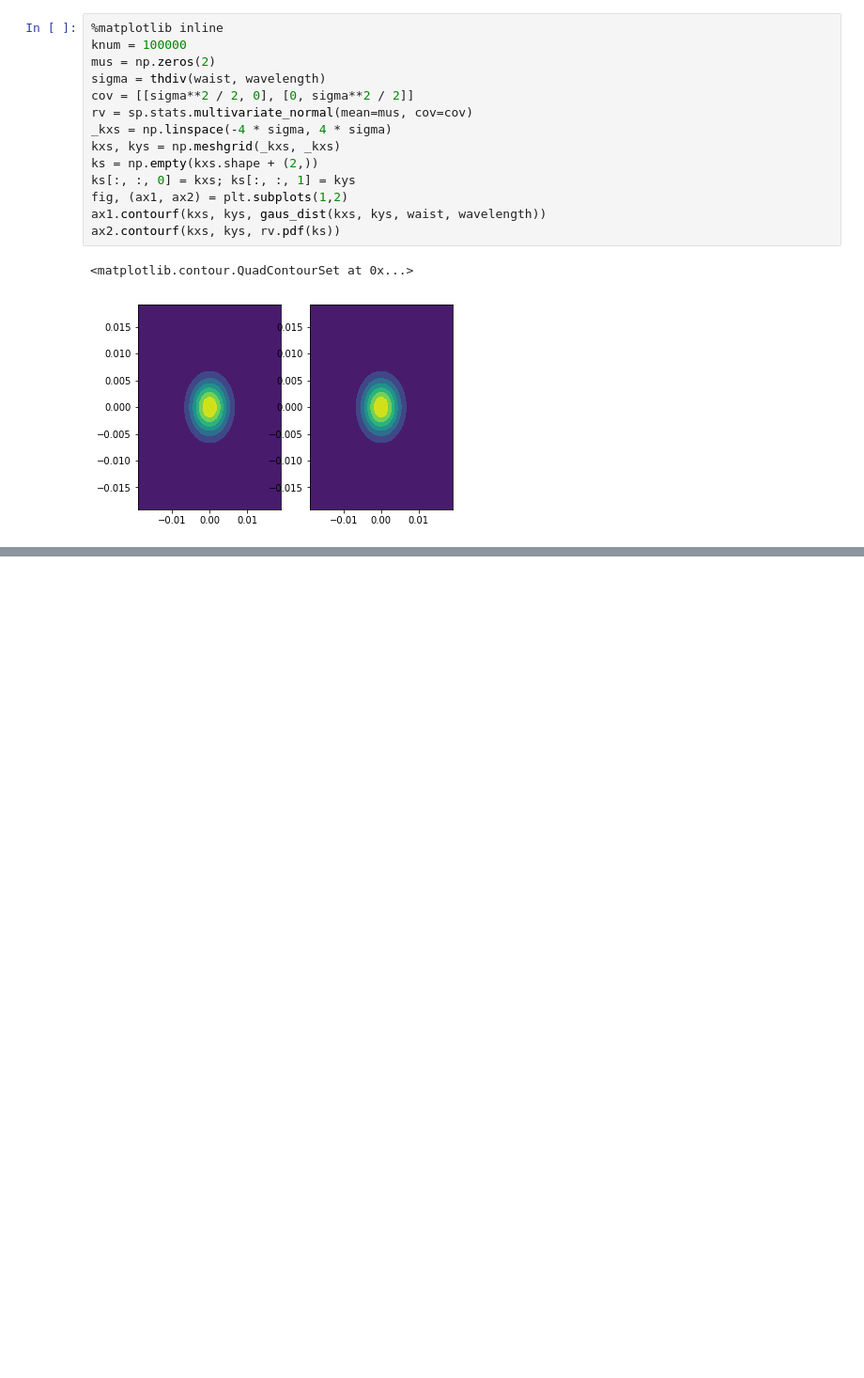
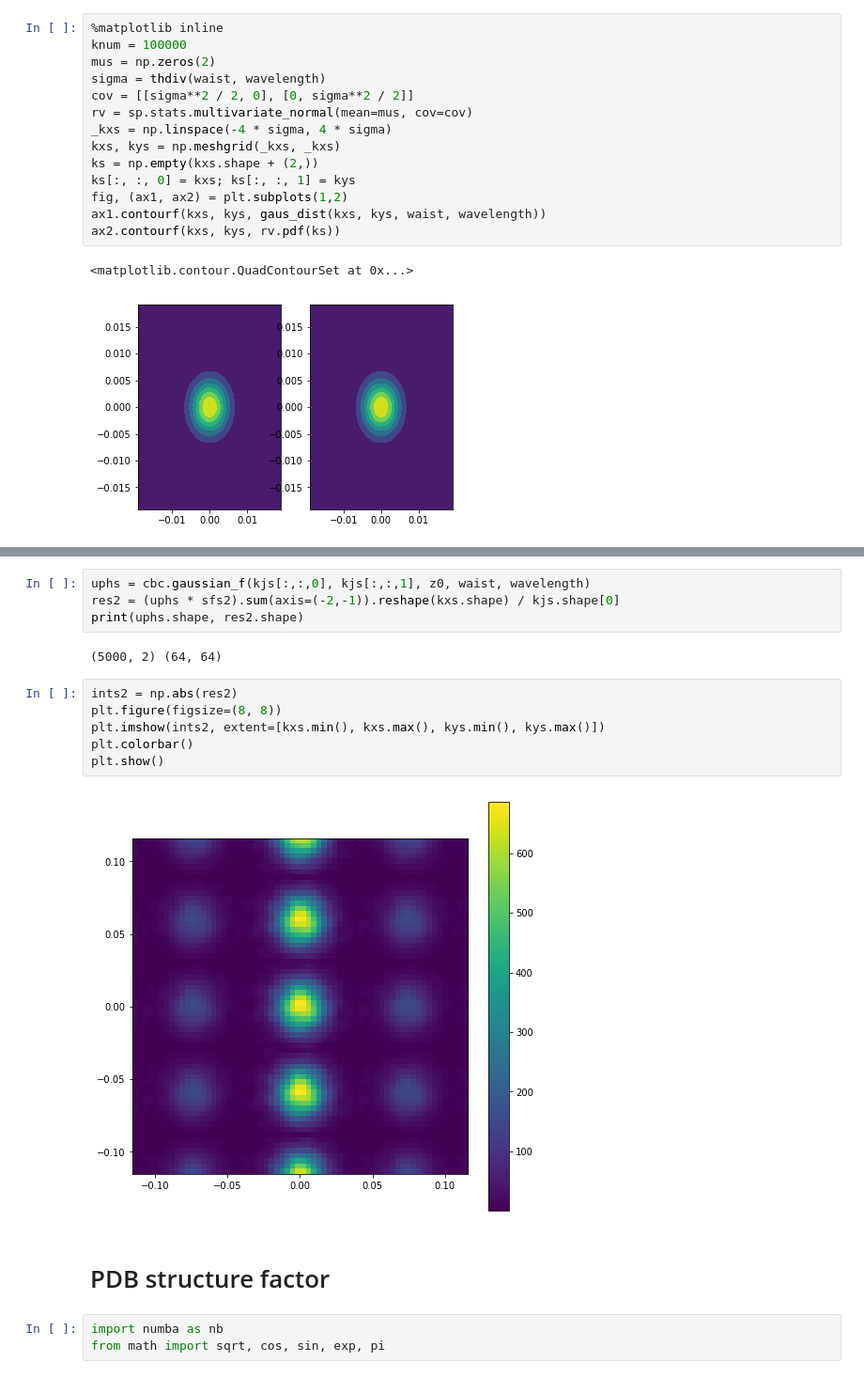
Before and after one commit to simply-nicky/cbc, a Jupyter notebook: prototyping/proto.ipynb, the cells around one changed output, grey strips where cells are left out. Shown: that part at 94% size. Saved outputs shown, nothing was run; the diff lists cells and outputs as text; blank space fills up the shorter version.

```diff
--- a/prototyping/proto.ipynb
+++ b/prototyping/proto.ipynb
@@ -241,0 +158,19 @@ asfs1 = cbc.asf_vals(qs_abs, asf_coeffs1)
+# %%
+uphs = cbc.gaussian_f(kjs[:,:,0], kjs[:,:,1], z0, waist, wavelength)
+res2 = (uphs * sfs2).sum(axis=(-2,-1)).reshape(kxs.shape) / kjs.shape[0]
+print(uphs.shape, res2.shape)
+# %% [output]
+(5000, 2) (64, 64)
+# %%
+ints2 = np.abs(res2)
+plt.figure(figsize=(8, 8))
+plt.imshow(ints2, extent=[kxs.min(), kxs.max(), kys.min(), kys.max()])
+plt.colorbar()
+plt.show()
+# %% [output]
+[figure, added]
+# %% [markdown]
+# PDB structure factor
+# %%
+import numba as nb
+from math import sqrt, cos, sin, exp, pi
```
Also changed, not shown: parts of 67 cells of this notebook, 12 other files.
